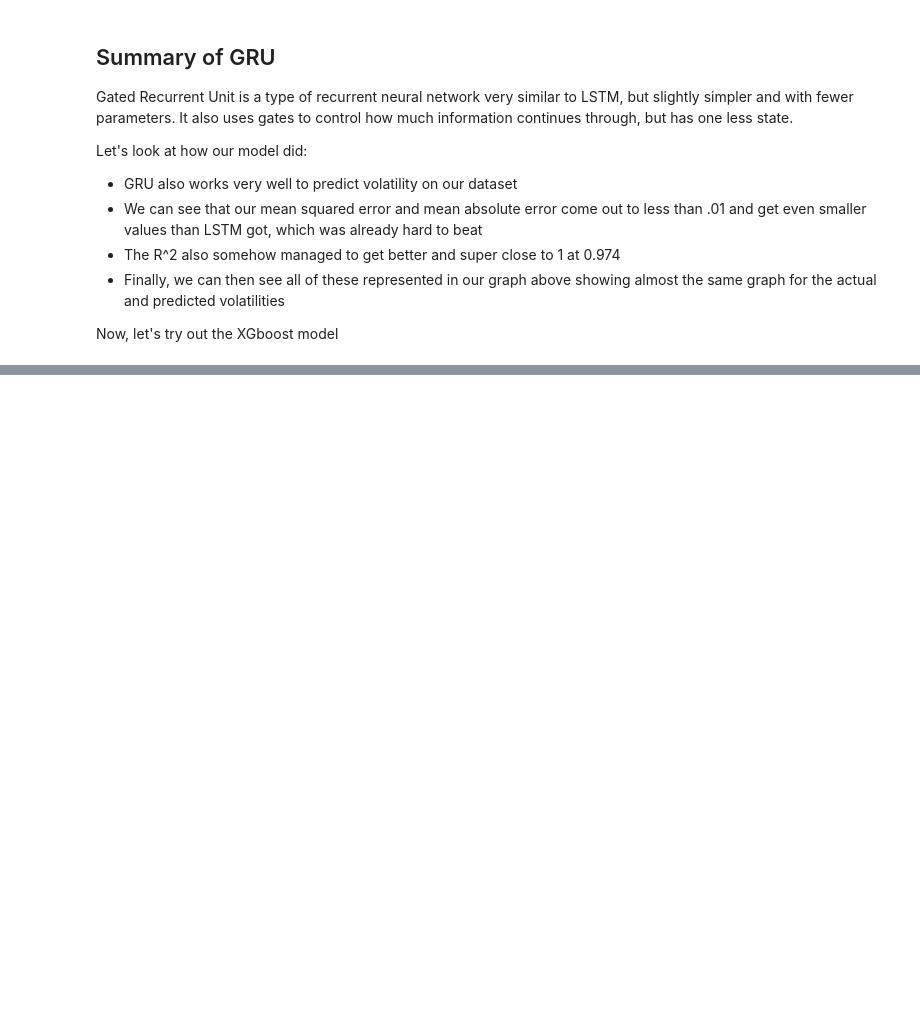
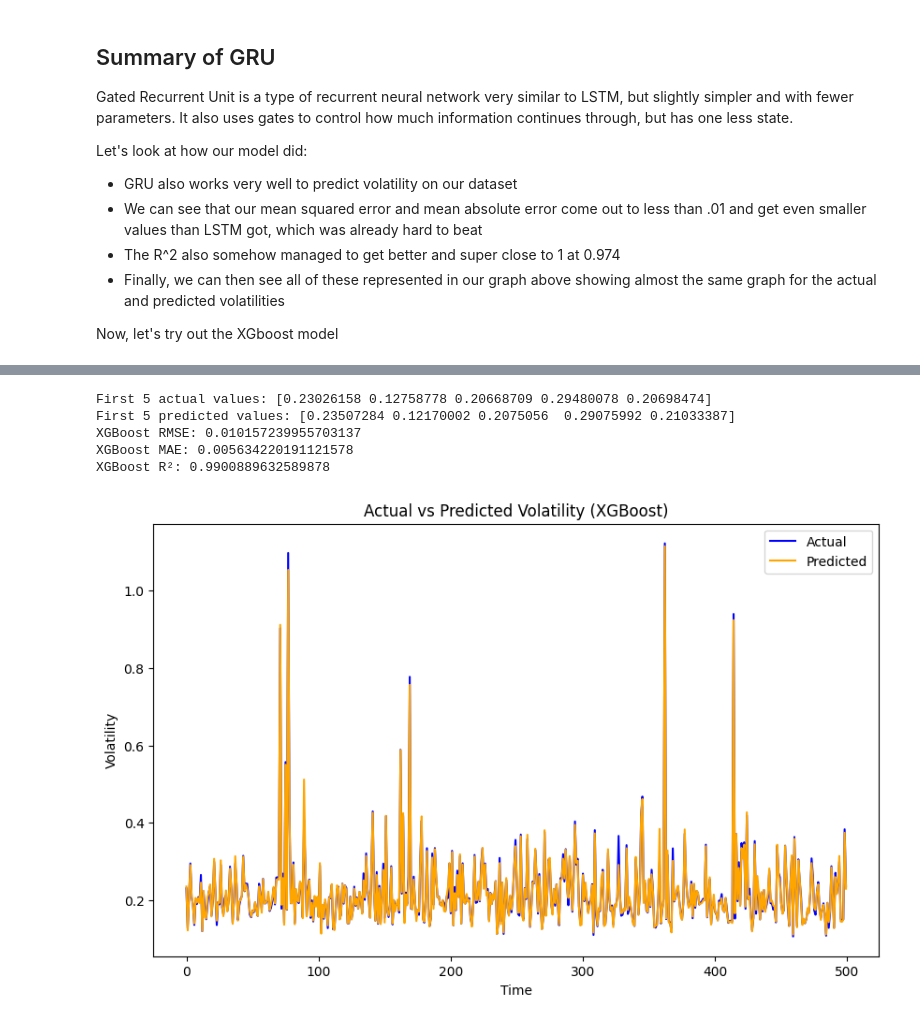
Before and after one commit to jjklug/Finance-and-Machine-Learning, a Jupyter notebook: stockmodelingphase3.ipynb, the cells around one changed output, grey strips where cells are left out. Drawn from its saved outputs; the diff is of its cells as text; code cells hidden in the pictures; blank space fills up the shorter version.

```diff
--- a/stockmodelingphase3.ipynb
+++ b/stockmodelingphase3.ipynb
@@ -235,0 +271,46 @@ Now, let's try out the XGboost model
+# %%
+#Now our data is ready and we can actually build our XGBoost model
+xgb_model = xgb.XGBRegressor(
+    n_estimators=100, #number of trees
+    learning_rate=0.1, #step size shrinkage
+    max_depth=5, #max depth of a tree
+    subsample=0.8, #fraction of samples used for training each tree
+    colsample_bytree=0.8, #Fraction of features used for training each tree
+    random_state=42
+)
+
+#train the model
+xgb_model.fit(X_train, y_train)
+
+#make predictions
+xgb_predictions = xgb_model.predict(X_test)
+# %%
+#Now we can evaluate the model performance and visualize results
+#rescale first back to original values
+print("First 5 actual values:", y_test[:5].flatten())
+print("First 5 predicted values:", xgb_predictions[:5])
+
+#start with metrics
+rmse = np.sqrt(mean_squared_error(y_test, xgb_predictions))
+mae = mean_absolute_error(y_test, xgb_predictions)
+r2 = r2_score(y_test, xgb_predictions)
+print(f"XGBoost RMSE: {rmse}")
+print(f"XGBoost MAE: {mae}")
+print(f"XGBoost R²: {r2}")
+
+#now plot actual v predicted
+plt.figure(figsize=(10, 6))
+plt.plot(y_test, label='Actual', color='blue')
+plt.plot(xgb_predictions, label='Predicted', color='orange')
+plt.title('Actual vs Predicted Volatility (XGBoost)')
+plt.xlabel('Time')
+plt.ylabel('Volatility')
+plt.legend()
+plt.show()
+# %% [output]
+First 5 actual values: [0.23026158 0.12758778 0.20668709 0.29480078 0.20698474]
+First 5 predicted values: [0.23507284 0.12170002 0.2075056  0.29075992 0.21033387]
+XGBoost RMSE: 0.010157239955703137
+XGBoost MAE: 0.005634220191121578
+XGBoost R²: 0.9900889632589878
+[figure, added]
```
Also changed, not shown: parts of 9 cells of this notebook.
